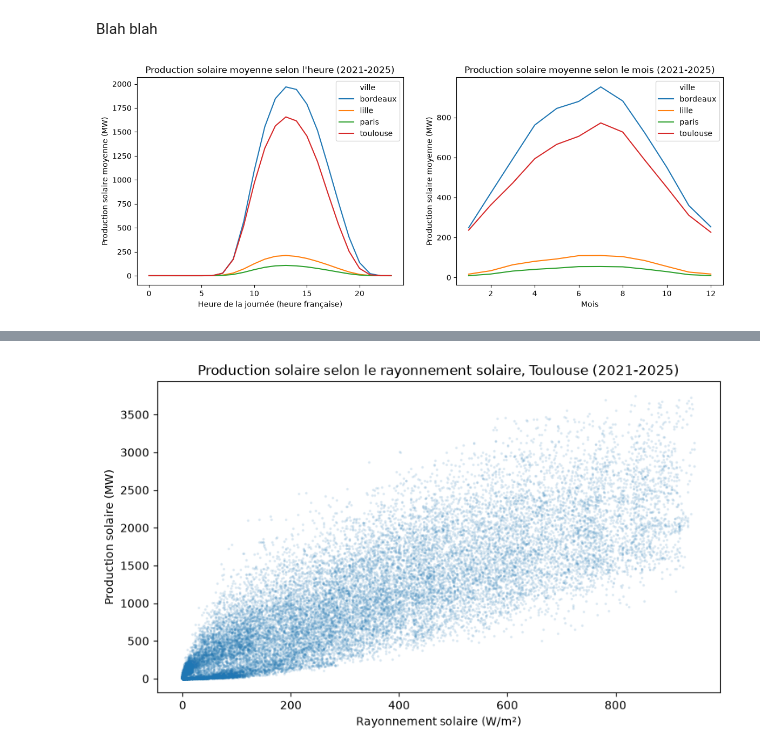
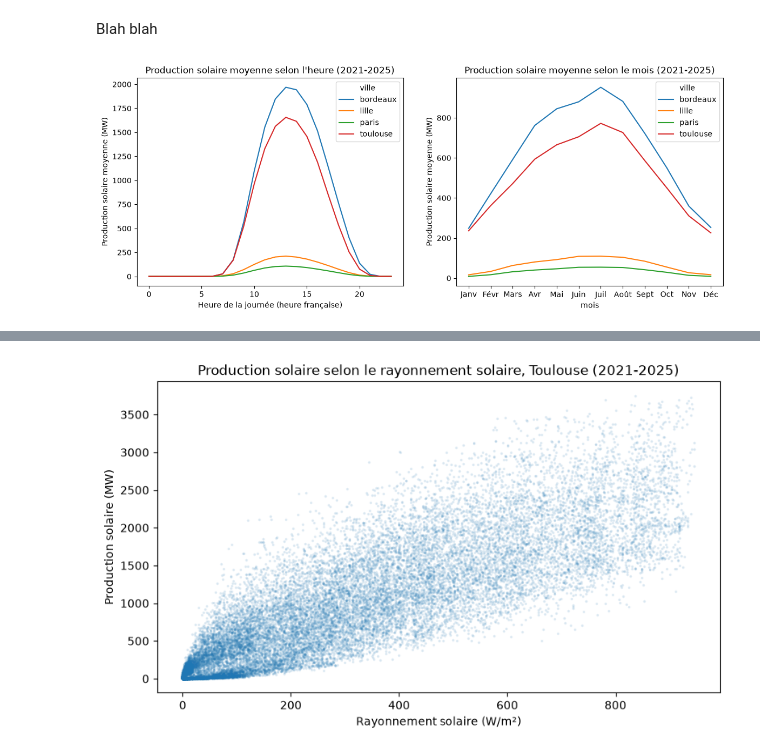
Before and after one commit to Cherif-git-code/Projet-Python-2026-2027, a Jupyter notebook: Rendu_final.ipynb, the cells around one changed output, grey strips where cells are left out. Saved outputs shown, nothing was run; the diff lists cells and outputs as text; code cells hidden in the pictures.

```diff
--- a/Rendu_final.ipynb
+++ b/Rendu_final.ipynb
@@ -397,30 +446,35 @@ Blah blah
 # %%
 import matplotlib.pyplot as plt
 
 #Hypothèse solaire : on extrait l'heure de la journée et le mois (time est déjà en heure française)
 donnees["heure"] = donnees["time"].dt.hour
 donnees["mois"] = donnees["time"].dt.month
 
 #On compare deux régions très solaires du Sud et deux régions du Nord
 villes = ["toulouse", "bordeaux", "paris", "lille"]
 d = donnees[donnees["ville"].isin(villes)]
 
 #Production solaire moyenne pour chaque heure (puis chaque mois), une colonne par ville
 profil_heure = d.groupby(["heure", "ville"])["solaire"].mean().unstack()
 profil_mois = d.groupby(["mois", "ville"])["solaire"].mean().unstack()
 
 fig, axes = plt.subplots(1, 2, figsize=(14, 5))
 
 profil_heure.plot(ax=axes[0])
 axes[0].set_title("Production solaire moyenne selon l'heure (2021-2025)")
 axes[0].set_xlabel("Heure de la journée (heure française)")
 axes[0].set_ylabel("Production solaire moyenne (MW)")
 
 profil_mois.plot(ax=axes[1])
+noms_mois = ["Janv", "Févr", "Mars", "Avr", "Mai", "Juin",
+             "Juil", "Août", "Sept", "Oct", "Nov", "Déc"]
+axes[1].set_xticks(range(1, 13))
+axes[1].set_xticklabels(noms_mois)
+
 axes[1].set_title("Production solaire moyenne selon le mois (2021-2025)")
-axes[1].set_xlabel("Mois")
+
 axes[1].set_ylabel("Production solaire moyenne (MW)")
 
 plt.show()
 # %% [output]
-[figure, old version]
+[figure, new version]
```
Also changed, not shown: parts of 12 cells of this notebook.
